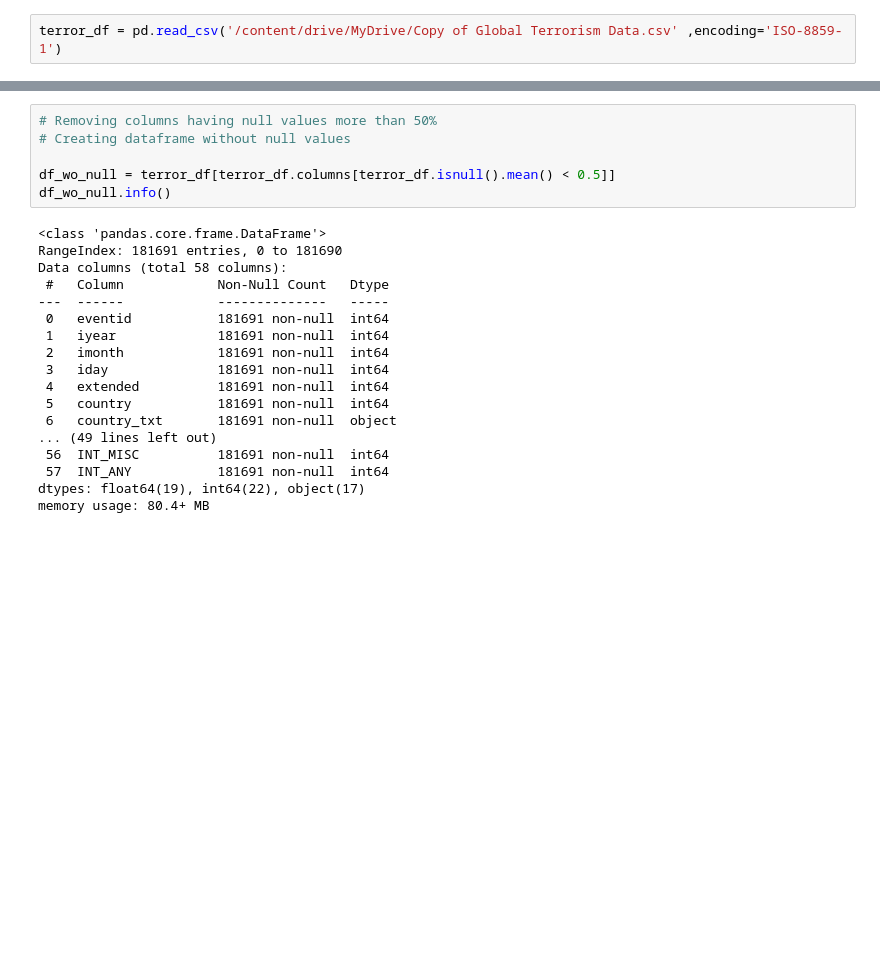
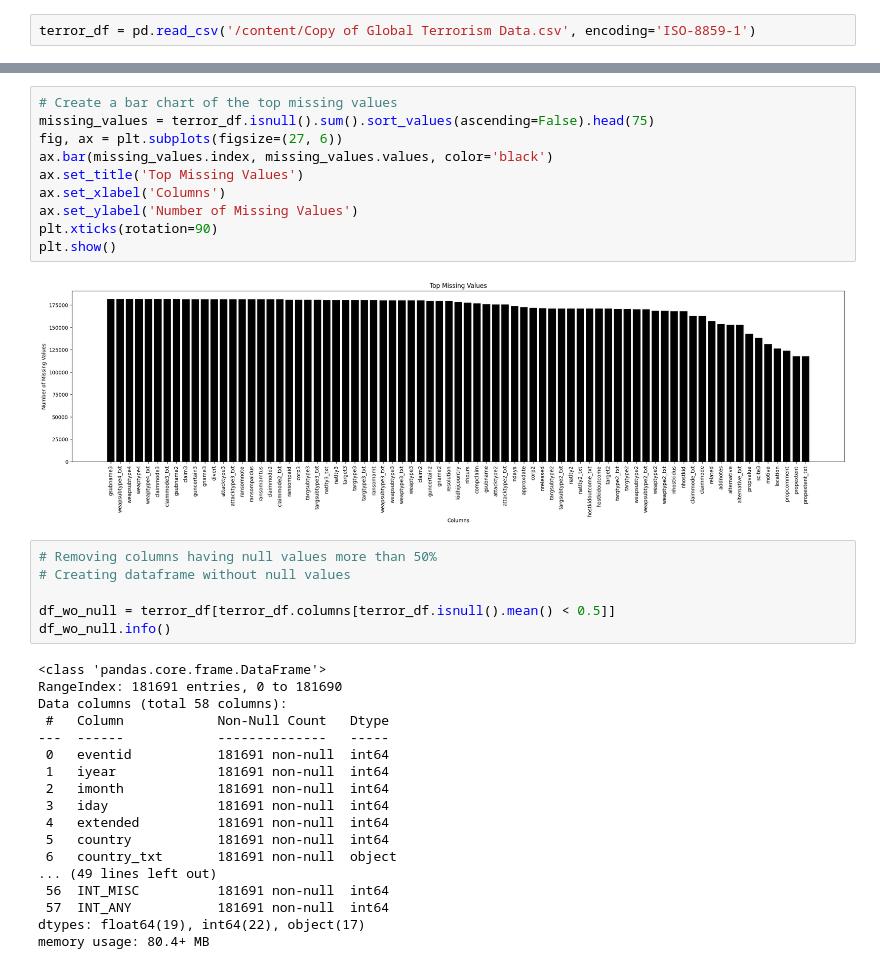
Before and after one commit to hitcaff/GLOBAL-TERRORISM-ANALYSIS, a Jupyter notebook: Hitesh_Srivastava__Global_Terrorism_Analysis_Capstone_Project.ipynb, the cells around one changed output, grey strips where cells are left out. Drawn from its saved outputs; the diff is of its cells as text; blank space fills up the shorter version.

```diff
--- a/Hitesh_Srivastava__Global_Terrorism_Analysis_Capstone_Project.ipynb
+++ b/Hitesh_Srivastava__Global_Terrorism_Analysis_Capstone_Project.ipynb
@@ -34,2 +106,2 @@ Mounted at /content/drive
 # %%
-terror_df = pd.read_csv('/content/drive/MyDrive/Copy of Global Terrorism Data.csv' ,encoding='ISO-8859-1')
+terror_df = pd.read_csv('/content/Copy of Global Terrorism Data.csv', encoding='ISO-8859-1')
@@ -57,3 +158,15 @@ Length: 135, dtype: float64
+# %%
+# Create a bar chart of the top missing values
+missing_values = terror_df.isnull().sum().sort_values(ascending=False).head(75)
+fig, ax = plt.subplots(figsize=(27, 6))
+ax.bar(missing_values.index, missing_values.values, color='black')
+ax.set_title('Top Missing Values')
+ax.set_xlabel('Columns')
+ax.set_ylabel('Number of Missing Values')
+plt.xticks(rotation=90)
+plt.show()
+# %% [output]
+[figure, added]
 # %%
 # Removing columns having null values more than 50%
 # Creating dataframe without null values
```
Also changed, not shown: parts of 63 cells of this notebook.
